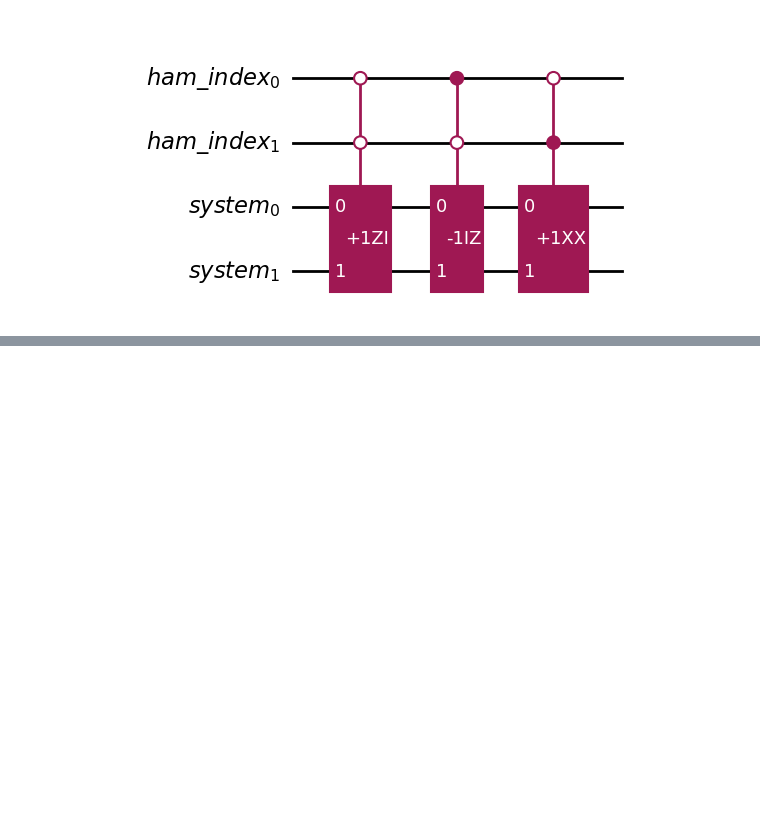
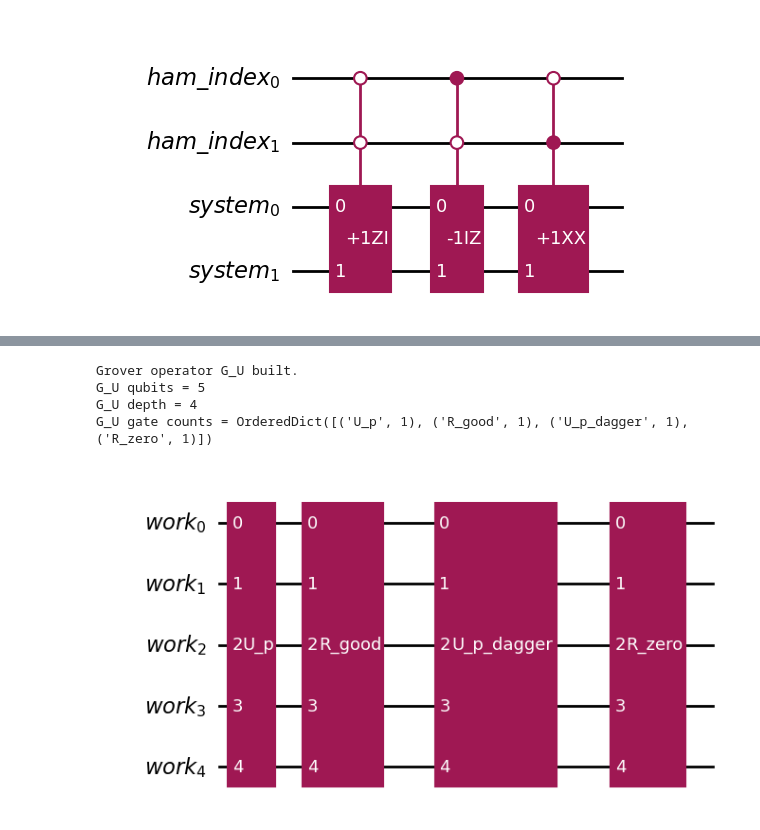
Before and after one commit to koushik16/VQE-QHD, a Jupyter notebook: coherent_version.ipynb, the cells around one changed output, grey strips where cells are left out. Cells and saved outputs as stored; diff of their text form; code cells hidden in the pictures; blank space fills up the shorter version.

```diff
--- a/coherent_version.ipynb
+++ b/coherent_version.ipynb
@@ -713,0 +1069,44 @@ Candidate k = 1
+# %%
+from qiskit import QuantumCircuit, QuantumRegister
+# BUILD THE GROVER OPERATOR G_U
+# Convert U_p into a reusable gate if this was not already done
+U_p_gate = U_p.to_gate(label="U_p")
+U_p_gate.name = "U_p"
+# Construct its inverse
+U_p_dagger_gate = U_p_gate.inverse()
+U_p_dagger_gate.name = "U_p_dagger"
+
+# Work register contains:
+# probability ancilla
+# + Hamiltonian-index register
+# + system register
+grover_work_register = QuantumRegister(num_work_qubits,"work")
+G_U = QuantumCircuit(grover_work_register,name="G_U")
+# Circuit application order:
+# U_p - R_good - U_p dagger - R_zero
+# Therefore, as a matrix:
+# G_U = R_zero U_p^dagger R_good U_p
+G_U.append(U_p_gate,list(grover_work_register))
+G_U.append(R_good_gate,list(grover_work_register))
+G_U.append(U_p_dagger_gate,list(grover_work_register))
+G_U.append(R_zero_gate,list(grover_work_register))
+
+# Reusable Grover gate
+G_U_gate = G_U.to_gate(label="G_U")
+G_U_gate.name = "G_U"
+# Inverse Grover gate, needed later for negative Fourier powers
+G_U_dagger_gate = G_U_gate.inverse()
+G_U_dagger_gate.name = "G_U_dagger"
+
+print("Grover operator G_U built.")
+print("G_U qubits =", G_U.num_qubits)
+print("G_U depth =", G_U.depth())
+print("G_U gate counts =", G_U.count_ops())
+
+G_U.draw("mpl", fold=-1)
+# %% [output]
+Grover operator G_U built.
+G_U qubits = 5
+G_U depth = 4
+G_U gate counts = OrderedDict([('U_p', 1), ('R_good', 1), ('U_p_dagger', 1), ('R_zero', 1)])
+[figure, added]
```
Also changed, not shown: parts of 21 cells of this notebook.
